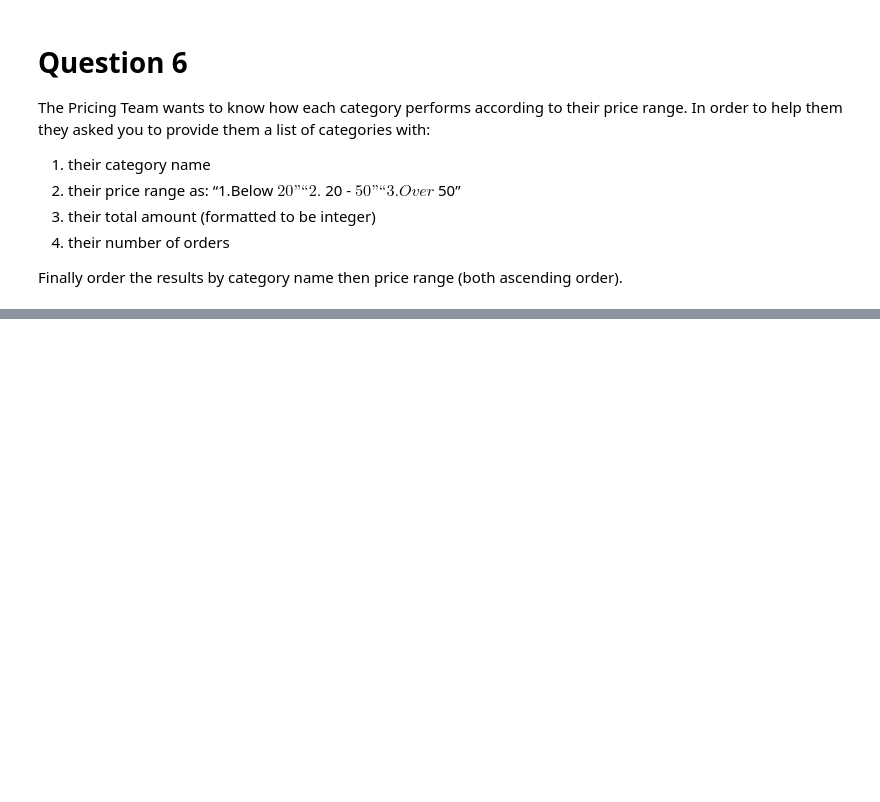
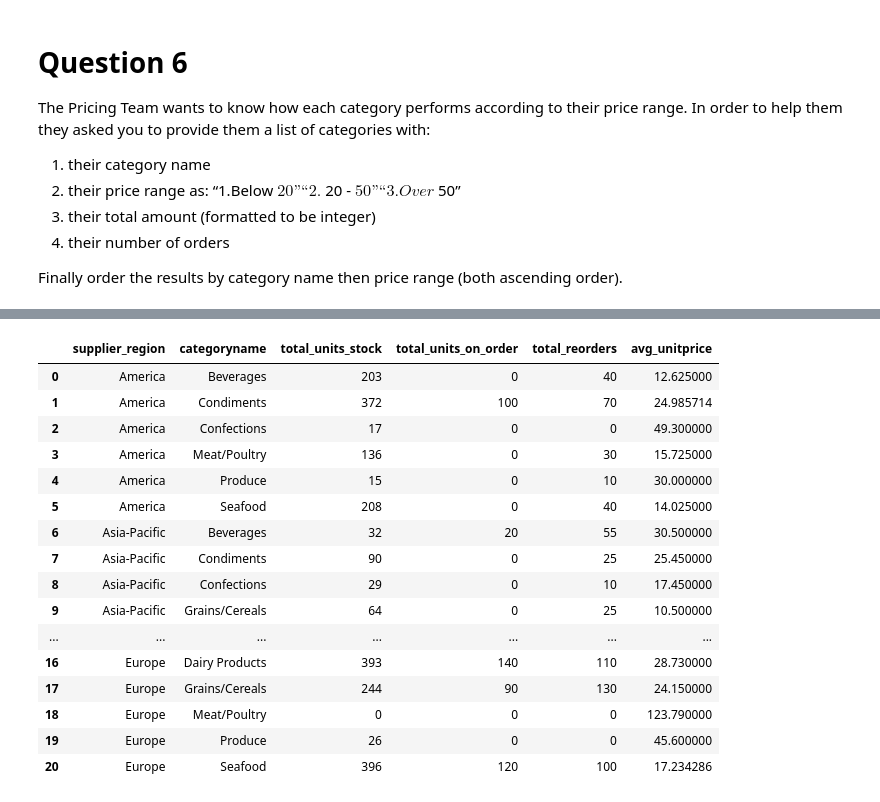
Before and after one commit to poryaa/Pandas_project, a Jupyter notebook: Northwind_project.ipynb, the cells around one changed output, grey strips where cells are left out. Drawn from its saved outputs; the diff is of its cells as text; code cells hidden in the pictures; blank space fills up the shorter version.

```diff
--- a/Northwind_project.ipynb
+++ b/Northwind_project.ipynb
@@ -262,0 +319,66 @@ display(result)
+# %%
+import pandas as pd
+
+products = pd.read_csv("./data/Northwind_dataset/products.csv")
+suppliers = pd.read_csv("./data/Northwind_dataset/suppliers.csv")
+categories = pd.read_csv("./data/Northwind_dataset/categories.csv")
+# display(products)
+# display(suppliers)
+
+#1
+df = products.merge(suppliers,on="supplierid" ,how="inner")
+df = df.merge(categories, on="categoryid", how="inner")
+
+america = ["USA", "Canada", "Brazil"]
+europe = [
+    "France", "UK", "Finland", "Germany", "Netherlands",
+    "Spain", "Italy", "Norway", "Sweden", "Denmark",
+]
+asia_pacific = ["Japan", "Singapore", "Australia"]
+
+df["supplier_region"] = df["country"].replace({
+    c: "America" for c in america
+} | {
+    c: "Europe" for c in europe
+} | {
+    c: "Asia-Pacific" for c in asia_pacific
+})
+
+df = df[[
+    "productid", "supplierid", "categoryname",
+    "supplier_region", "unitsinstock", "unitsonorder", "reorderlevel", "unitprice"
+]]
+
+result = (
+    df.groupby(["supplier_region", "categoryname"], as_index=False)
+      .agg(
+          total_units_stock=("unitsinstock", "sum"),
+          total_units_on_order=("unitsonorder", "sum"),
+          total_reorders=("reorderlevel", "sum"),
+          avg_unitprice=("unitprice", "mean"),   # or min/max/whatever you want for price
+      )
+      .sort_values(
+          by=["supplier_region", "categoryname", "avg_unitprice"],
+          ascending=[True, True, True]
+      )
+)
+
+display(result)
+# %% [output]
+|  | supplier_region | categoryname | total_units_stock | total_units_on_order | total_reorders | avg_unitprice |
+| 0 | America | Beverages | 203 | 0 | 40 | 12.625000 |
+| 1 | America | Condiments | 372 | 100 | 70 | 24.985714 |
+| 2 | America | Confections | 17 | 0 | 0 | 49.300000 |
+| 3 | America | Meat/Poultry | 136 | 0 | 30 | 15.725000 |
+| 4 | America | Produce | 15 | 0 | 10 | 30.000000 |
+| 5 | America | Seafood | 208 | 0 | 40 | 14.025000 |
+| 6 | Asia-Pacific | Beverages | 32 | 20 | 55 | 30.500000 |
+| 7 | Asia-Pacific | Condiments | 90 | 0 | 25 | 25.450000 |
+| 8 | Asia-Pacific | Confections | 29 | 0 | 10 | 17.450000 |
+| 9 | Asia-Pacific | Grains/Cereals | 64 | 0 | 25 | 10.500000 |
+| ... | ... | ... | ... | ... | ... | ... |
+| 16 | Europe | Dairy Products | 393 | 140 | 110 | 28.730000 |
+| 17 | Europe | Grains/Cereals | 244 | 90 | 130 | 24.150000 |
+| 18 | Europe | Meat/Poultry | 0 | 0 | 0 | 123.790000 |
+| 19 | Europe | Produce | 26 | 0 | 0 | 45.600000 |
+| 20 | Europe | Seafood | 396 | 120 | 100 | 17.234286 |
```
Also changed, not shown: parts of 4 cells of this notebook.
